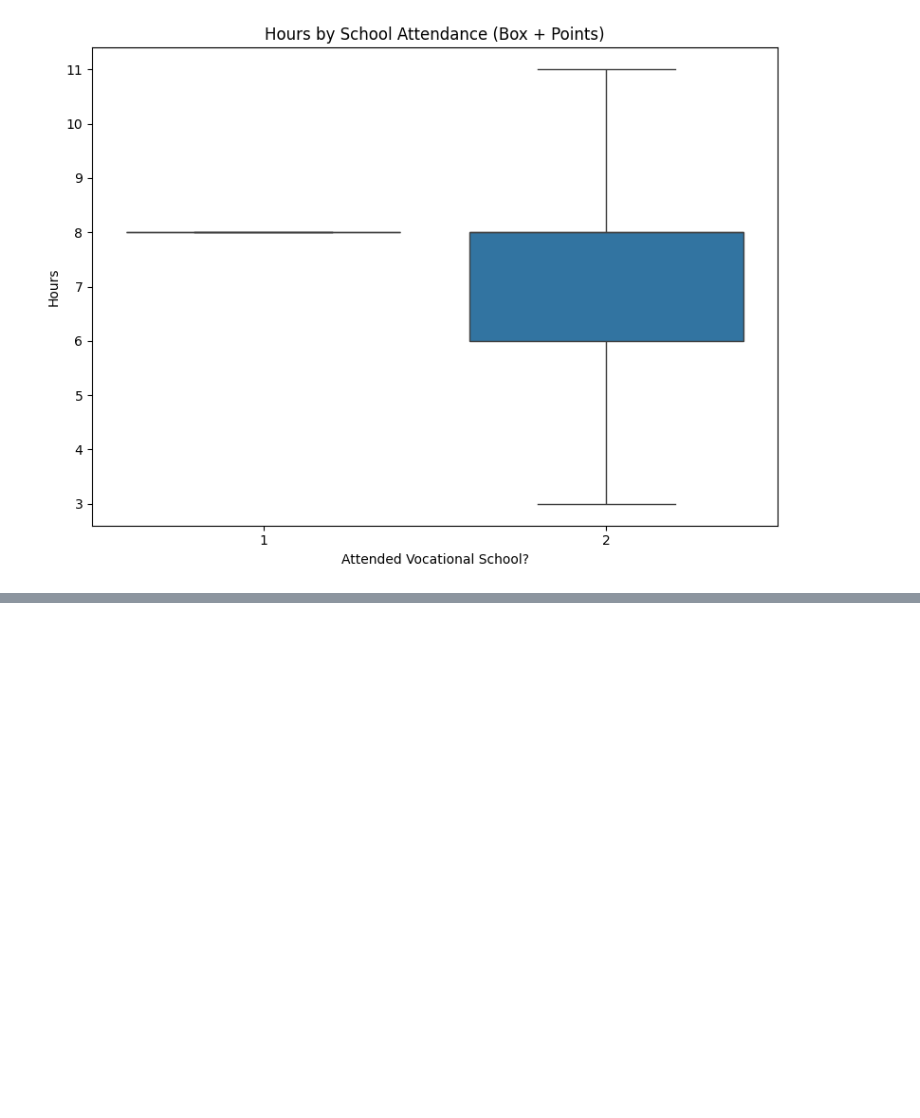
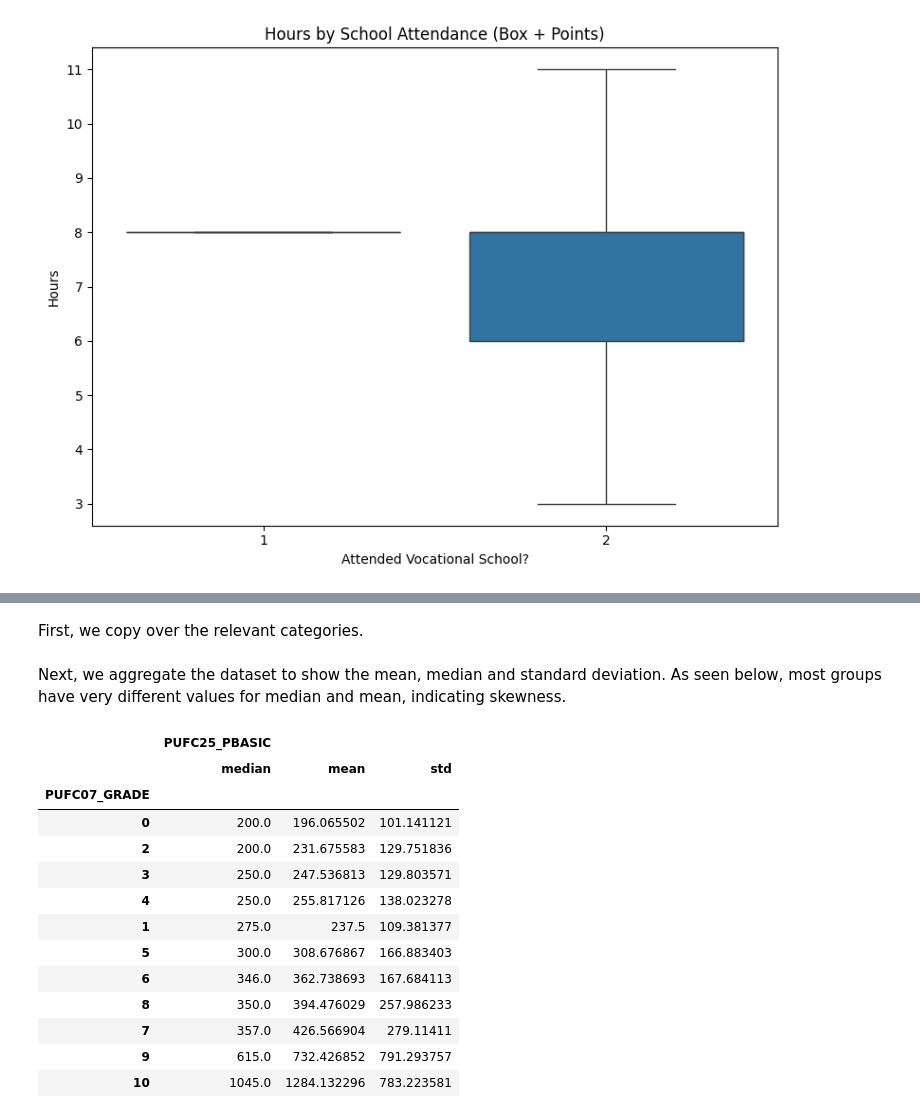
Before and after one commit to jemire22/csmodel-s11-grp8-mp, a Jupyter notebook: CSMODEL S11 Group 8 MP Phase 1.ipynb, the cells around one changed output, grey strips where cells are left out. Saved outputs shown, nothing was run; the diff lists cells and outputs as text; code cells hidden in the pictures; blank space fills up the shorter version.

```diff
--- a/CSMODEL S11 Group 8 MP Phase 1.ipynb
+++ b/CSMODEL S11 Group 8 MP Phase 1.ipynb
@@ -478,0 +481,2 @@ plt.show()
+# %% [markdown]
+First, we copy over the relevant categories.
@@ -478,0 +486,21 @@ plt.show()
+# %% [markdown]
+Next, we aggregate the dataset to show the mean, median and standard deviation. As seen below, most groups have very different values for median and mean, indicating skewness.
+# %%
+# check median
+median_wage_cat_df = wage_cat_df.groupby('PUFC07_GRADE').agg({'PUFC25_PBASIC': ['median', 'mean', 'std']})
+median_wage_cat_df.sort_values(('PUFC25_PBASIC', 'median'), ascending=True)
+# %% [output]
+|  | PUFC25_PBASIC |  |  |
+|  | median | mean | std |
+| PUFC07_GRADE |  |  |  |
+| 0 | 200.0 | 196.065502 | 101.141121 |
+| 2 | 200.0 | 231.675583 | 129.751836 |
+| 3 | 250.0 | 247.536813 | 129.803571 |
+| 4 | 250.0 | 255.817126 | 138.023278 |
+| 1 | 275.0 | 237.5 | 109.381377 |
+| 5 | 300.0 | 308.676867 | 166.883403 |
+| 6 | 346.0 | 362.738693 | 167.684113 |
+| 8 | 350.0 | 394.476029 | 257.986233 |
+| 7 | 357.0 | 426.566904 | 279.11411 |
+| 9 | 615.0 | 732.426852 | 791.293757 |
+| 10 | 1045.0 | 1284.132296 | 783.223581 |
```
Also changed, not shown: parts of 14 cells of this notebook.
